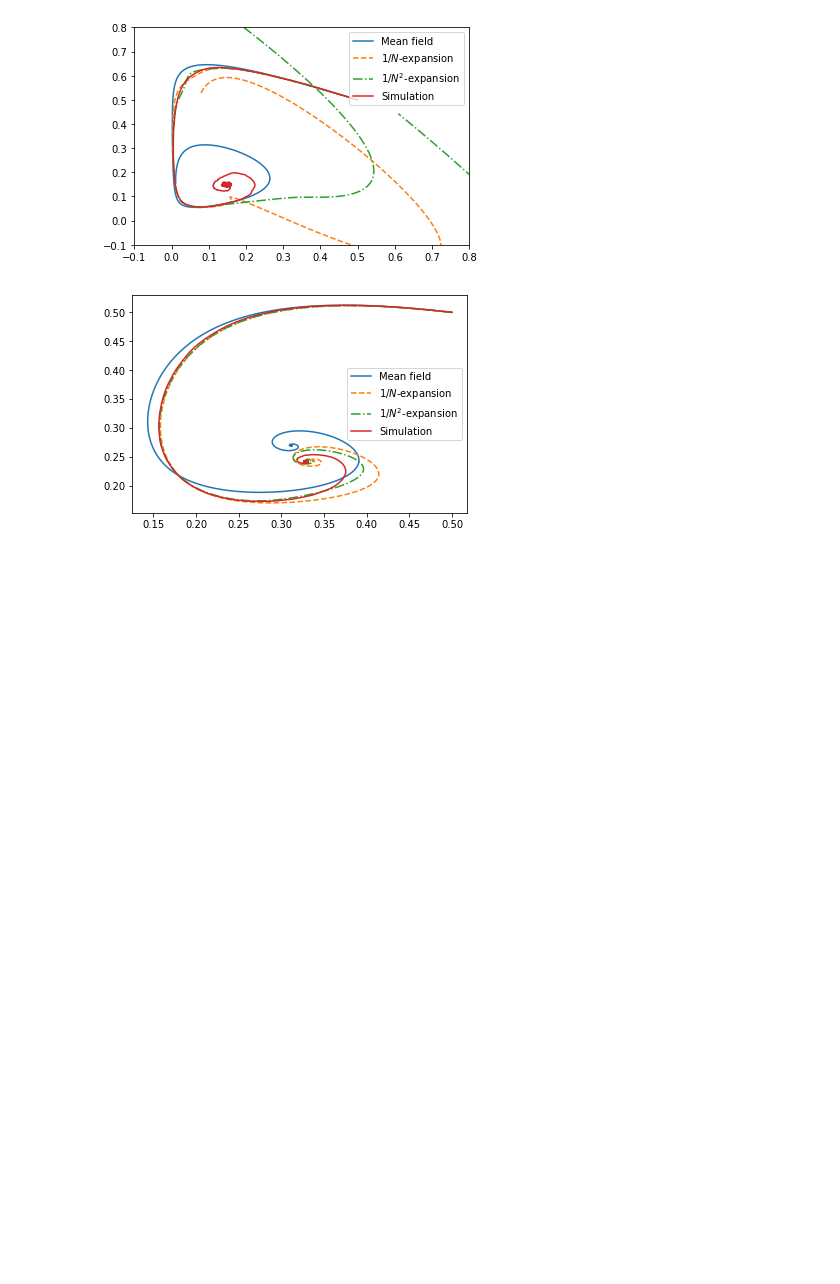
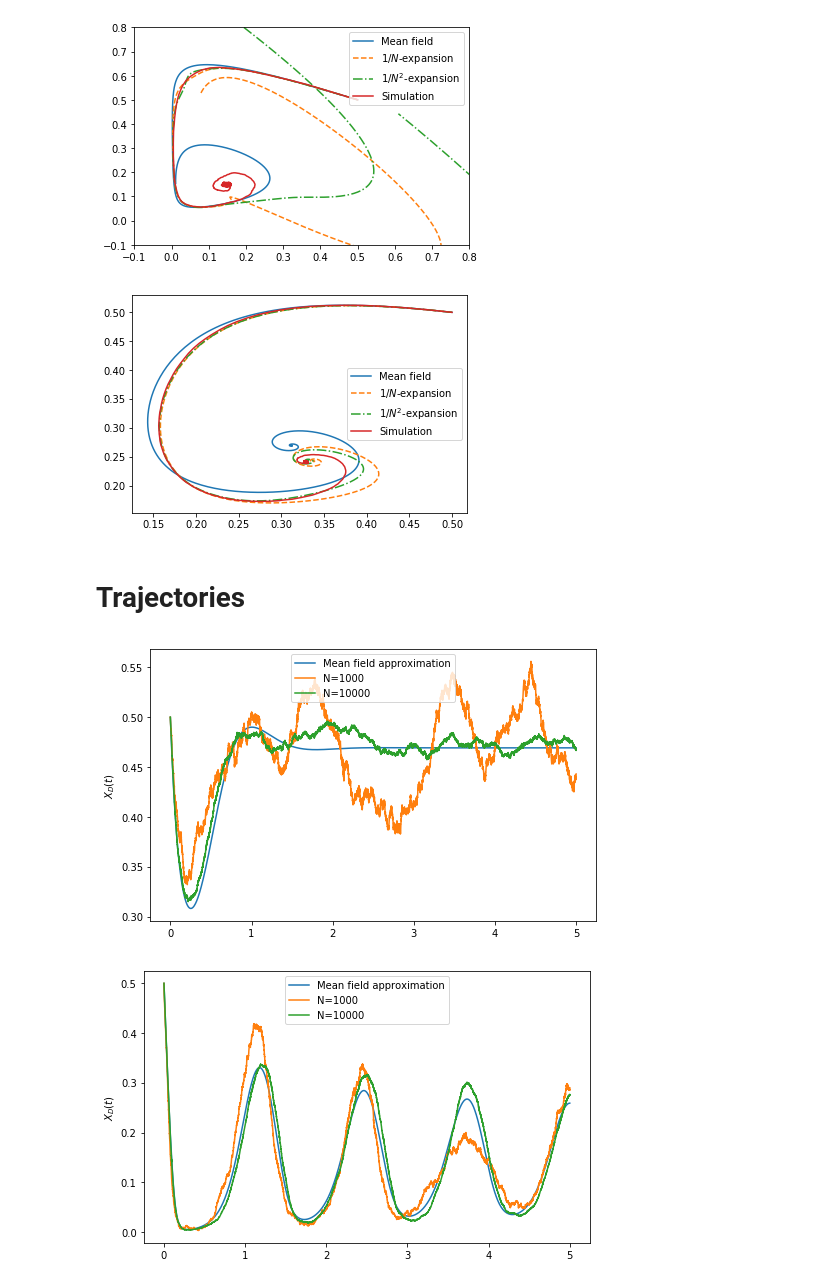
Before and after one commit to ngast/sizeExpansionMeanField, a Jupyter notebook: simulations/Example3_nonStableSIR.ipynb, the cells around one changed output. Saved outputs shown, nothing was run; the diff lists cells and outputs as text; code cells hidden in the pictures; blank space fills up the shorter version.

```diff
--- a/simulations/Example3_nonStableSIR.ipynb
+++ b/simulations/Example3_nonStableSIR.ipynb
@@ -120,3 +120,20 @@ time to compute drift= 0.4819529056549072
 time to compute drift= 0.22744011878967285
 [figure]
 [figure]
+# %% [markdown]
+# Trajectories
+# %%
+for a in [1,0.15]:
+    f = plt.figure()
+    f.set_size_inches(8,5)
+    plt.ylabel('$X_D(t)$')
+    t,x=ddpp.ode(time=5)
+    plt.plot(t,x[:,0])
+    for N in [1000,10000]:
+        t,x=ddpp.simulate(time=5,N=N)
+        plt.plot(t,x[:,0])
+    plt.legend(('Mean field approximation','N=1000','N=10000'),loc='upper center')
+    f.savefig('output_pdfs/SIR_1D_simulation_a0{}.pdf'.format(int(a*100)),bbox_inches='tight')
+# %% [output]
+[figure, added]
+[figure, added]
```
Also changed, not shown: parts of 7 cells of this notebook, 6 other files.
